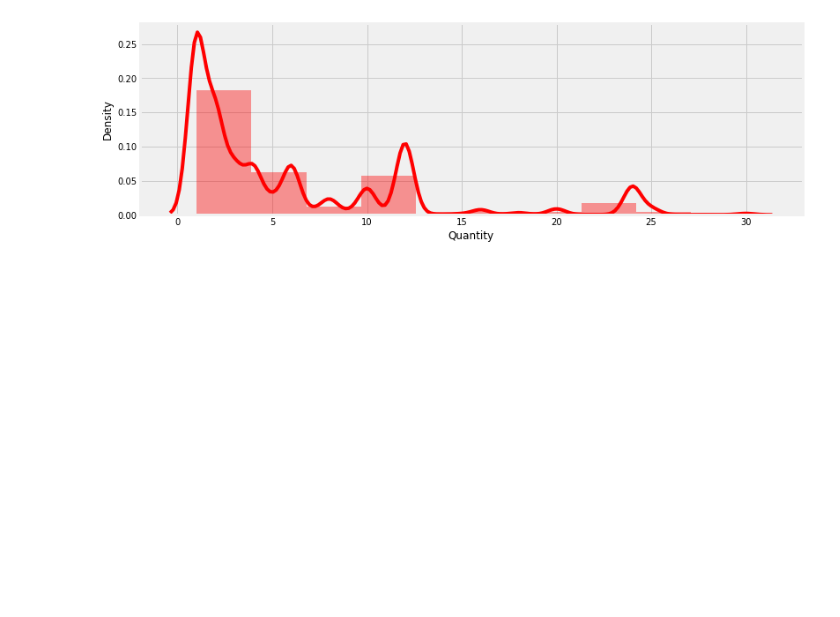
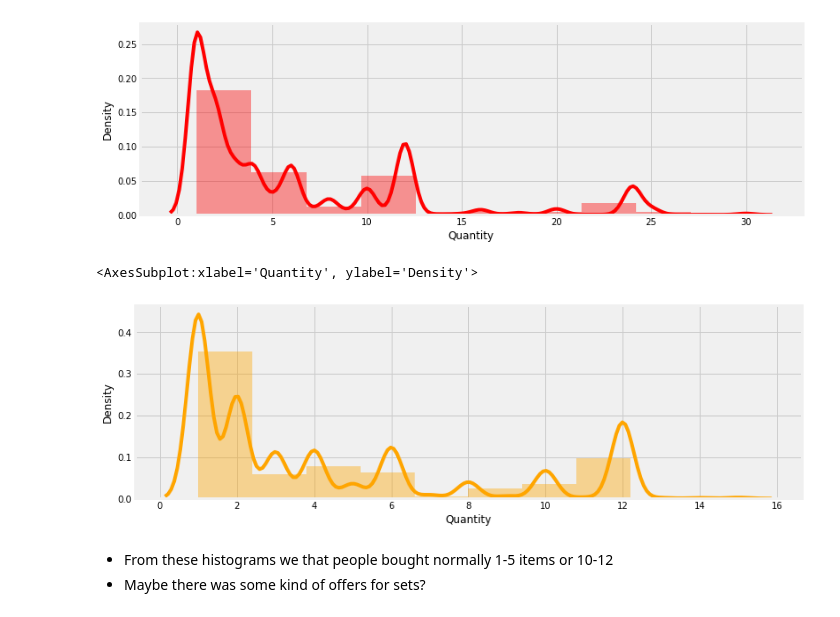
Before and after one commit to AmirMotefaker/Predicting-Sales-Ecommerce, a Jupyter notebook: predicting-sales-ecommerce.ipynb, the cells around one changed output. Saved outputs shown, nothing was run; the diff lists cells and outputs as text; code cells hidden in the pictures; blank space fills up the shorter version.

```diff
--- a/predicting-sales-ecommerce.ipynb
+++ b/predicting-sales-ecommerce.ipynb
@@ -503,3 +503,12 @@ sns.distplot(df_quantile[df_quantile['Quantity'] <= 30]['Quantity'], kde=True, b
 # %% [output]
 <AxesSubplot:xlabel='Quantity', ylabel='Density'>
 [figure]
+# %%
+plt.figure(figsize=(12,4))
+sns.distplot(df_quantile[df_quantile['Quantity'] <= 15]['Quantity'], kde=True, bins=10, color='orange')
+# %% [output]
+<AxesSubplot:xlabel='Quantity', ylabel='Density'>
+[figure, added]
+# %% [markdown]
+- From these histograms we that people bought normally 1-5 items or 10-12
+- Maybe there was some kind of offers for sets?
```
Also changed, not shown: parts of 1 cell of this notebook.
